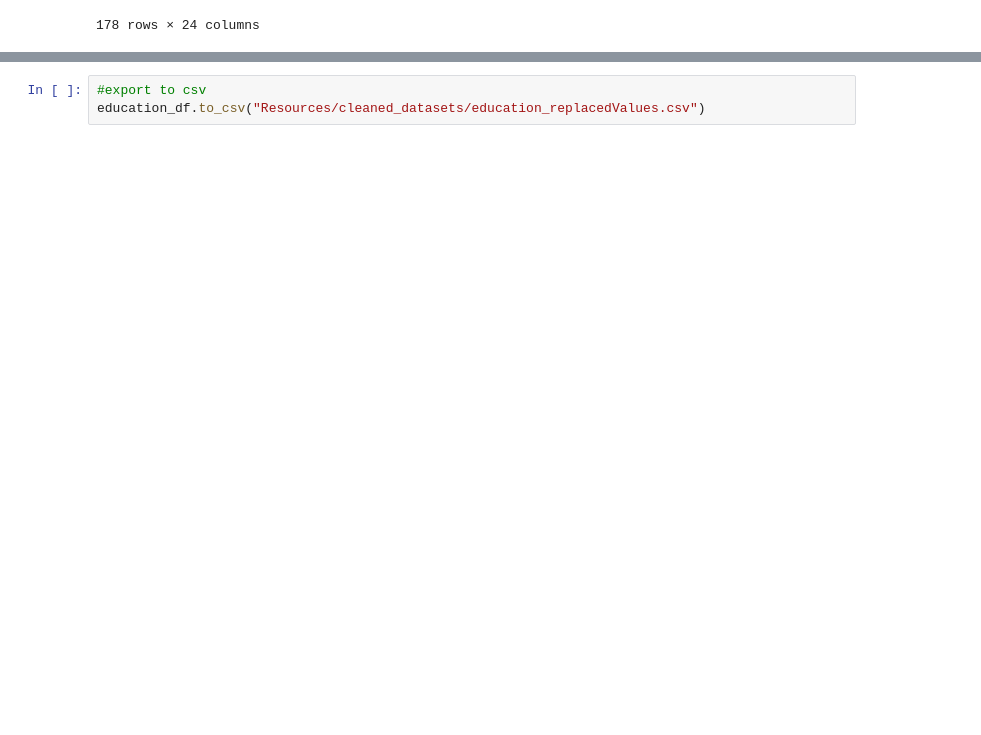
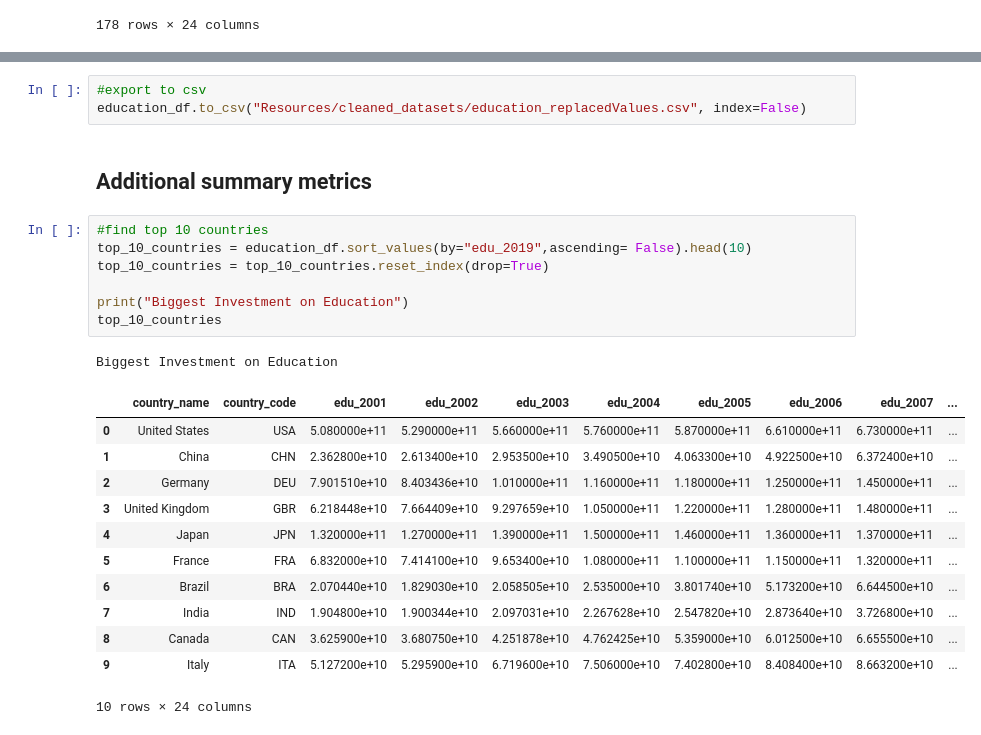
Before and after one commit to svujcich/Global_GDP_Trends, a Jupyter notebook: ETL/education_ETL_v1(replaced_values).ipynb, the cells around one changed output, grey strips where cells are left out. Cells and saved outputs as stored; diff of their text form; blank space fills up the shorter version.

```diff
--- a/ETL/education_ETL_v1(replaced_values).ipynb
+++ b/ETL/education_ETL_v1(replaced_values).ipynb
@@ -1054,4 +1054,27 @@ education_df.head()
 5 rows × 24 columns
 # %%
 #export to csv
-education_df.to_csv("Resources/cleaned_datasets/education_replacedValues.csv")
+education_df.to_csv("Resources/cleaned_datasets/education_replacedValues.csv", index=False)
+# %% [markdown]
+## Additional summary metrics
+# %%
+#find top 10 countries
+top_10_countries = education_df.sort_values(by="edu_2019",ascending= False).head(10)
+top_10_countries = top_10_countries.reset_index(drop=True)
+
+print("Biggest Investment on Education")
+top_10_countries
+# %% [output]
+Biggest Investment on Education
+|  | country_name | country_code | edu_2001 | edu_2002 | edu_2003 | edu_2004 | edu_2005 | edu_2006 | edu_2007 | ... |
+| 0 | United States | USA | 5.080000e+11 | 5.290000e+11 | 5.660000e+11 | 5.760000e+11 | 5.870000e+11 | 6.610000e+11 | 6.730000e+11 | ... |
+| 1 | China | CHN | 2.362800e+10 | 2.613400e+10 | 2.953500e+10 | 3.490500e+10 | 4.063300e+10 | 4.922500e+10 | 6.372400e+10 | ... |
+| 2 | Germany | DEU | 7.901510e+10 | 8.403436e+10 | 1.010000e+11 | 1.160000e+11 | 1.180000e+11 | 1.250000e+11 | 1.450000e+11 | ... |
+| 3 | United Kingdom | GBR | 6.218448e+10 | 7.664409e+10 | 9.297659e+10 | 1.050000e+11 | 1.220000e+11 | 1.280000e+11 | 1.480000e+11 | ... |
+| 4 | Japan | JPN | 1.320000e+11 | 1.270000e+11 | 1.390000e+11 | 1.500000e+11 | 1.460000e+11 | 1.360000e+11 | 1.370000e+11 | ... |
+| 5 | France | FRA | 6.832000e+10 | 7.414100e+10 | 9.653400e+10 | 1.080000e+11 | 1.100000e+11 | 1.150000e+11 | 1.320000e+11 | ... |
+| 6 | Brazil | BRA | 2.070440e+10 | 1.829030e+10 | 2.058505e+10 | 2.535000e+10 | 3.801740e+10 | 5.173200e+10 | 6.644500e+10 | ... |
+| 7 | India | IND | 1.904800e+10 | 1.900344e+10 | 2.097031e+10 | 2.267628e+10 | 2.547820e+10 | 2.873640e+10 | 3.726800e+10 | ... |
+| 8 | Canada | CAN | 3.625900e+10 | 3.680750e+10 | 4.251878e+10 | 4.762425e+10 | 5.359000e+10 | 6.012500e+10 | 6.655500e+10 | ... |
+| 9 | Italy | ITA | 5.127200e+10 | 5.295900e+10 | 6.719600e+10 | 7.506000e+10 | 7.402800e+10 | 8.408400e+10 | 8.663200e+10 | ... |
+10 rows × 24 columns
```
Also changed, not shown: parts of 4 cells of this notebook, 7 other files.
